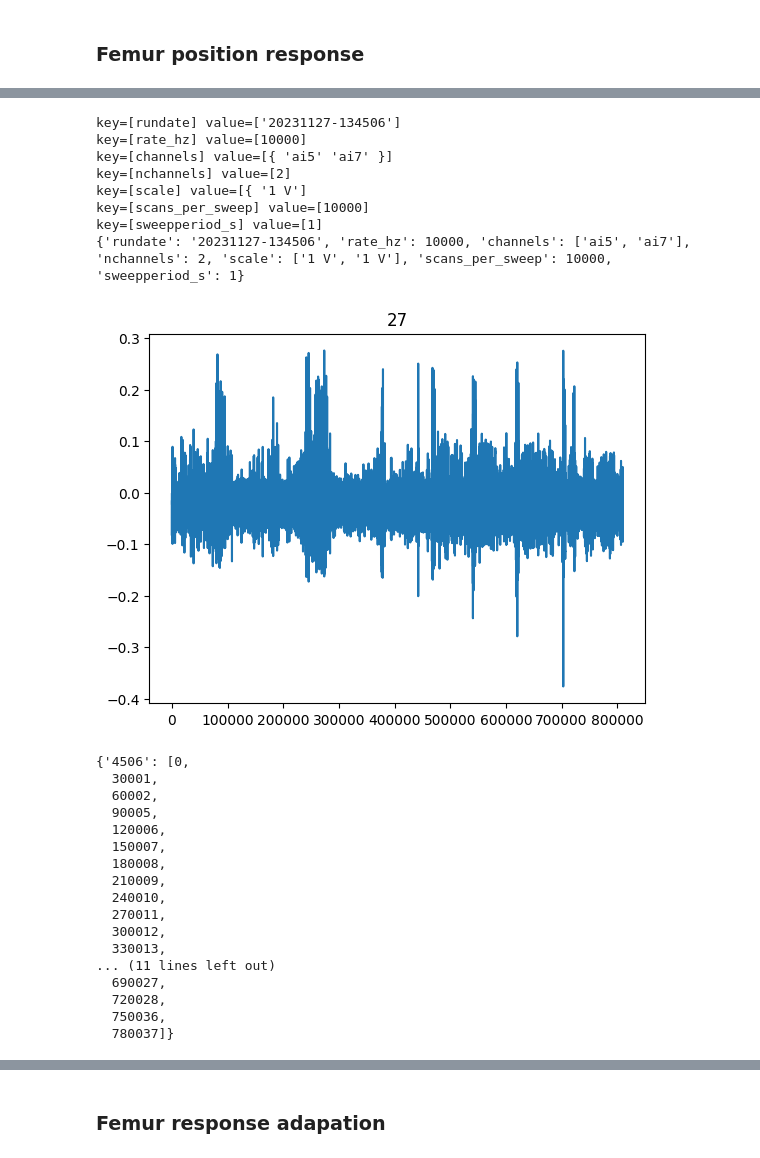
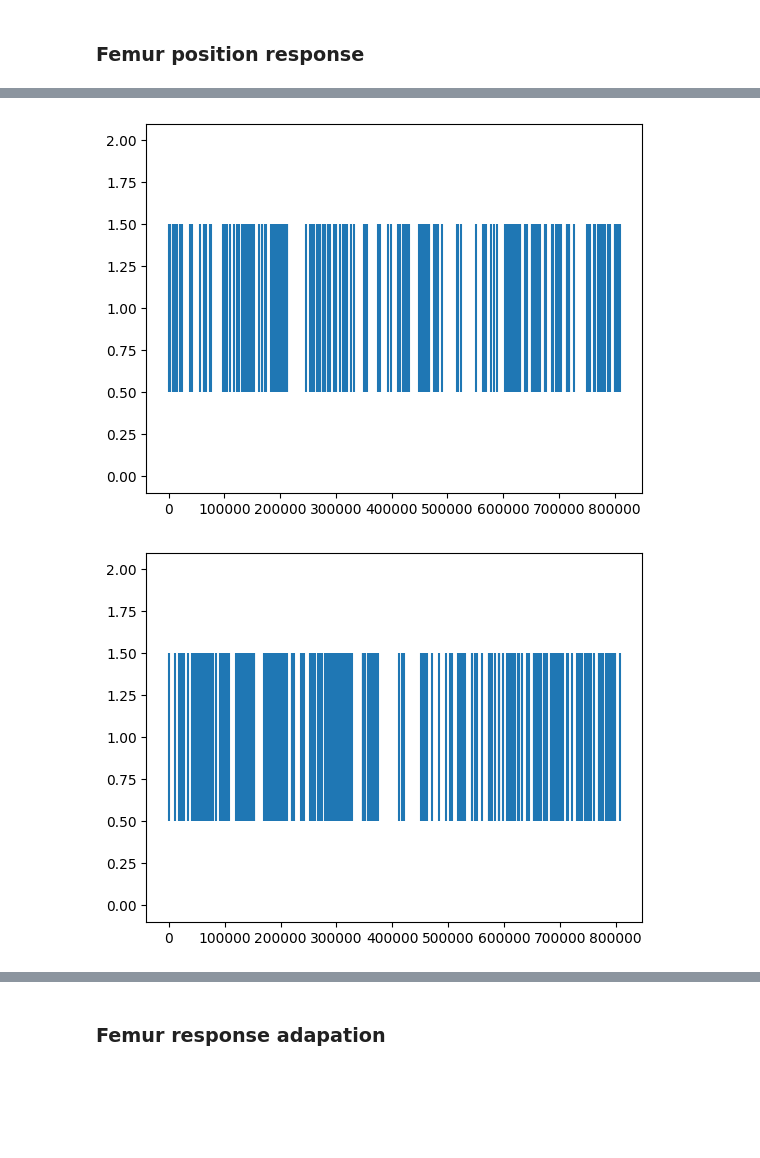
Before and after one commit to adishreeg/bi162-final-project, a Jupyter notebook: code/AirflowSimulation.ipynb, the cells around one changed output, grey strips where cells are left out. Saved outputs shown, nothing was run; the diff lists cells and outputs as text; code cells hidden in the pictures; blank space fills up the shorter version.

```diff
--- a/code/AirflowSimulation.ipynb
+++ b/code/AirflowSimulation.ipynb
@@ -262,45 +261,0 @@ key=[sweepperiod_s] value=[1]
-# %%
-def get_onsets(filename):
-    data, info = loadescope(filename)
-    ch_1 = data.reshape(2, -1)[0]
-    sub = np.where(ch_1 < 0)[0]
-    onsets = [sub[0]]
-    for x in sub[1:]:
-        if (x - onsets[-1]) > 30000: onsets.append(x)
-
-    plt.plot(ch_1)
-    plt.title(len(onsets))
-    plt.show()
-    return onsets
-
-trial_times = {n: get_onsets(f) for n, f in filenames.items()}
-# %% [output]
-key=[rundate] value=['20231127-134506']
-key=[rate_hz] value=[10000]
-key=[channels] value=[{ 'ai5' 'ai7' }]
-key=[nchannels] value=[2]
-key=[scale] value=[{ '1 V']
-key=[scans_per_sweep] value=[10000]
-key=[sweepperiod_s] value=[1]
-{'rundate': '20231127-134506', 'rate_hz': 10000, 'channels': ['ai5', 'ai7'], 'nchannels': 2, 'scale': ['1 V', '1 V'], 'scans_per_sweep': 10000, 'sweepperiod_s': 1}
-[figure, removed]
-# %%
-trial_times
-# %% [output]
-{'4506': [0,
-  30001,
-  60002,
-  90005,
-  120006,
-  150007,
-  180008,
-  210009,
-  240010,
-  270011,
-  300012,
-  330013,
-... (11 lines left out)
-  690027,
-  720028,
-  750036,
-  780037]}
@@ -334,0 +262,8 @@ trial_times = {'4506': [0,
+# %%
+plt.eventplot([t for i, [t, spike] in enumerate(aligned_spikes['4506']) if spike_clusters['4506'][i] == 0]); plt.show()
+plt.eventplot([t for i, [t, spike] in enumerate(aligned_spikes['4506']) if spike_clusters['4506'][i] == 1]); plt.show()
+plt.eventplot([t for i, [t, spike] in enumerate(aligned_spikes['4506']) if spike_clusters['4506'][i] == 2]); plt.show()
+plt.eventplot([t for i, [t, spike] in enumerate(aligned_spikes['4506']) if spike_clusters['4506'][i] == 3]); plt.show()
+# %% [output]
+[figure, added]
+[figure, added]
```
Also changed, not shown: parts of 7 cells of this notebook, 1 other file.
